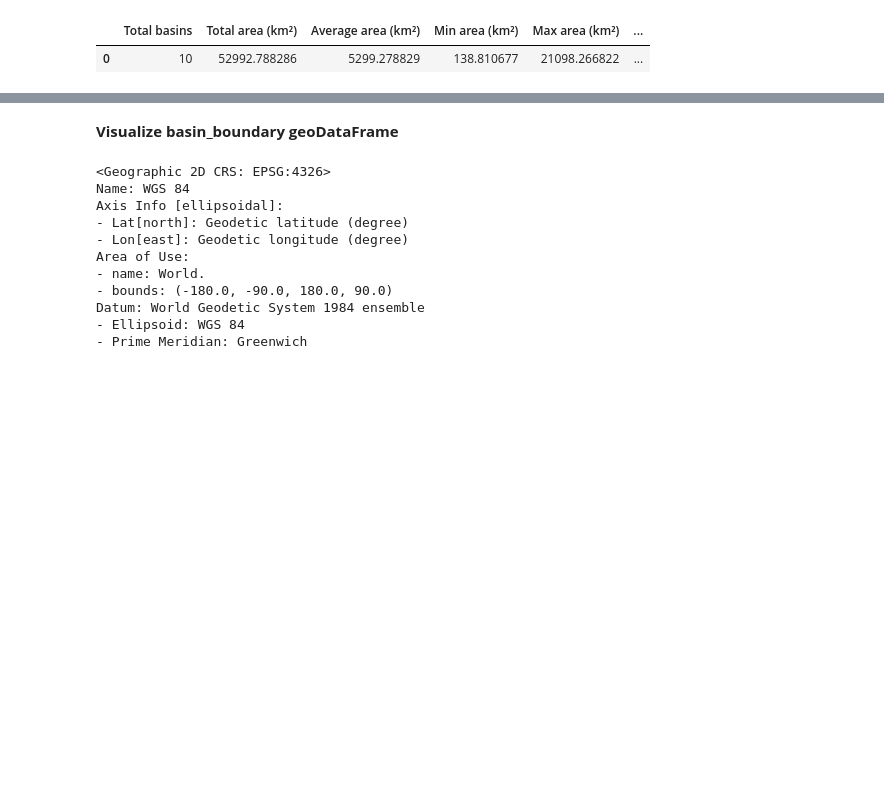
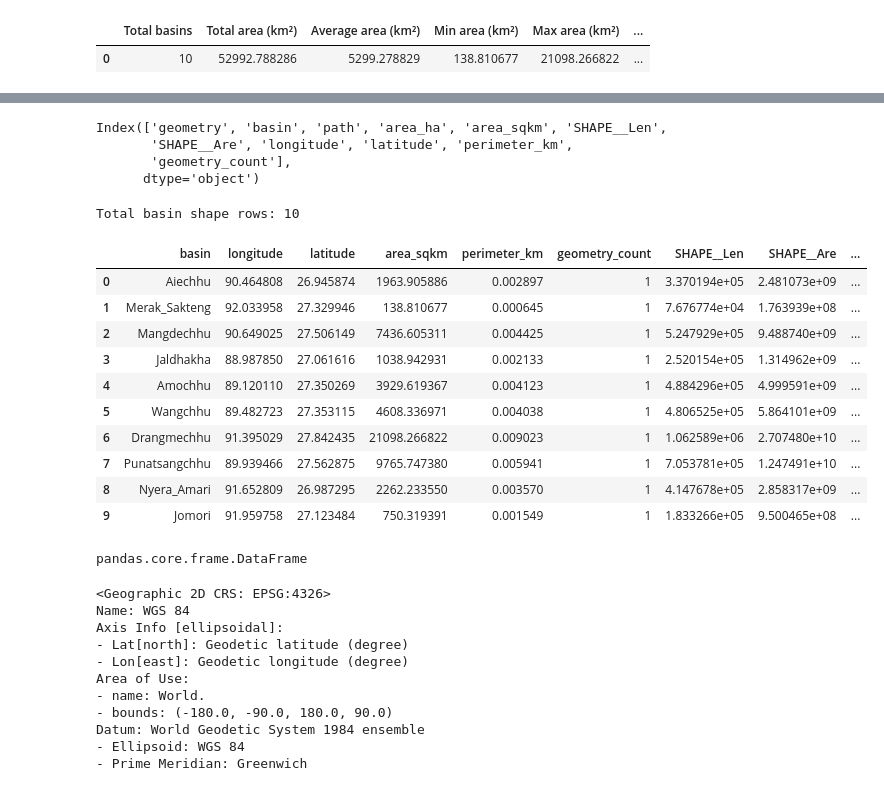
Before and after one commit to QingfangLiu/bhutan_climate_modeling, a Jupyter notebook: code/basin_border/bhutan_basin_boundary.ipynb, the cells around one changed output, grey strips where cells are left out. Drawn from its saved outputs; the diff is of its cells as text; code cells hidden in the pictures; blank space fills up the shorter version.

```diff
--- a/code/basin_border/bhutan_basin_boundary.ipynb
+++ b/code/basin_border/bhutan_basin_boundary.ipynb
@@ -256,0 +286,9 @@ basin_stats
+# %%
+# calculate perimeter of each basin
+bb_details = gdf_wgs84.copy(deep=True)
+bb_details['perimeter_km'] = bb_details.apply(lambda r: calculate_perimeter_km(r), axis=1)
+# %%
+# calculate the geometries by basin
+# NOTE: there can be more than one geometry per basin
+df_bb_details_pre = calculate_geometries(bb_details)
+df_bb_details_pre.head(2)
@@ -257,3 +299,43 @@ basin_stats
+# %%
+df_bb_details_pre.columns
+# %% [output]
+Index(['geometry', 'basin', 'path', 'area_ha', 'area_sqkm', 'SHAPE__Len',
+       'SHAPE__Are', 'longitude', 'latitude', 'perimeter_km',
+       'geometry_count'],
+      dtype='object')
+# %%
+# set rearrange column order
+cols = ['basin','longitude', 'latitude', 'area_sqkm', 'perimeter_km', 'geometry_count', 'SHAPE__Len', 'SHAPE__Are']
+
+# NOTE:
+# drop 'geometry' column
+# ******** Below is commented as it doesn't seem to work *********
+# df_bb_details_pre = encapsulate_geom_column(df_bb_details_pre)
+# ****************************************************************
+# # convert geometry to .wkt as it cannot be directly saved to csv
+# df_bb_details_pre['geometry_wkt'] =  df_bb_details_pre['geometry'].apply(lambda geom: geom.wkt)
+df_bb_details_pre.drop(columns=['geometry'], inplace=True)
+# rearrange columns
+df_bb_details = df_bb_details_pre[cols + [c for c in df_bb_details_pre.columns if c not in cols]]
+print(f"Total basin shape rows: {df_bb_details.shape[0]}")
+df_bb_details
+# %% [output]
+Total basin shape rows: 10
+|  | basin | longitude | latitude | area_sqkm | perimeter_km | geometry_count | SHAPE__Len | SHAPE__Are | ... |
+| 0 | Aiechhu | 90.464808 | 26.945874 | 1963.905886 | 0.002897 | 1 | 3.370194e+05 | 2.481073e+09 | ... |
+| 1 | Merak_Sakteng | 92.033958 | 27.329946 | 138.810677 | 0.000645 | 1 | 7.676774e+04 | 1.763939e+08 | ... |
+| 2 | Mangdechhu | 90.649025 | 27.506149 | 7436.605311 | 0.004425 | 1 | 5.247929e+05 | 9.488740e+09 | ... |
+| 3 | Jaldhakha | 88.987850 | 27.061616 | 1038.942931 | 0.002133 | 1 | 2.520154e+05 | 1.314962e+09 | ... |
+| 4 | Amochhu | 89.120110 | 27.350269 | 3929.619367 | 0.004123 | 1 | 4.884296e+05 | 4.999591e+09 | ... |
+| 5 | Wangchhu | 89.482723 | 27.353115 | 4608.336971 | 0.004038 | 1 | 4.806525e+05 | 5.864101e+09 | ... |
+| 6 | Drangmechhu | 91.395029 | 27.842435 | 21098.266822 | 0.009023 | 1 | 1.062589e+06 | 2.707480e+10 | ... |
+| 7 | Punatsangchhu | 89.939466 | 27.562875 | 9765.747380 | 0.005941 | 1 | 7.053781e+05 | 1.247491e+10 | ... |
+| 8 | Nyera_Amari | 91.652809 | 26.987295 | 2262.233550 | 0.003570 | 1 | 4.147678e+05 | 2.858317e+09 | ... |
+| 9 | Jomori | 91.959758 | 27.123484 | 750.319391 | 0.001549 | 1 | 1.833266e+05 | 9.500465e+08 | ... |
+# %%
+type(df_bb_details)
+# %% [output]
+pandas.core.frame.DataFrame
 # %%
 # save basin_boundary stats
 basin_stats_dir = get_base_data_path(path_suffix="/boundaries/processed")
@@ -262,5 +344,3 @@ save_to_file(basin_stats, folder_path=basin_stats_dir, file_path=save_bb_stats_f
-# %% [markdown]
-**Visualize basin_boundary geoDataFrame**
 # %%
 # just check the crs before visualizing to make sure it is WGS84
 gdf_wgs84.crs
```
Also changed, not shown: parts of 8 cells of this notebook, 4 other files.
